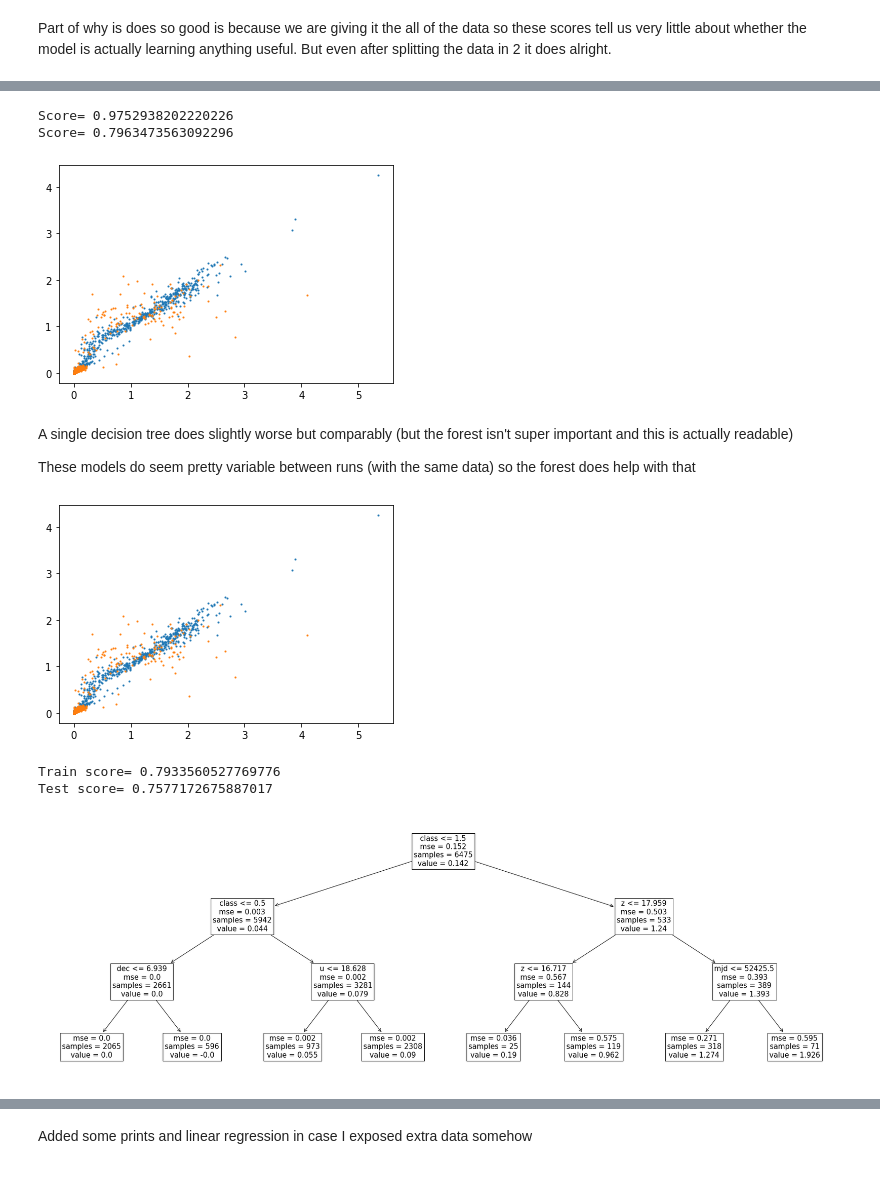
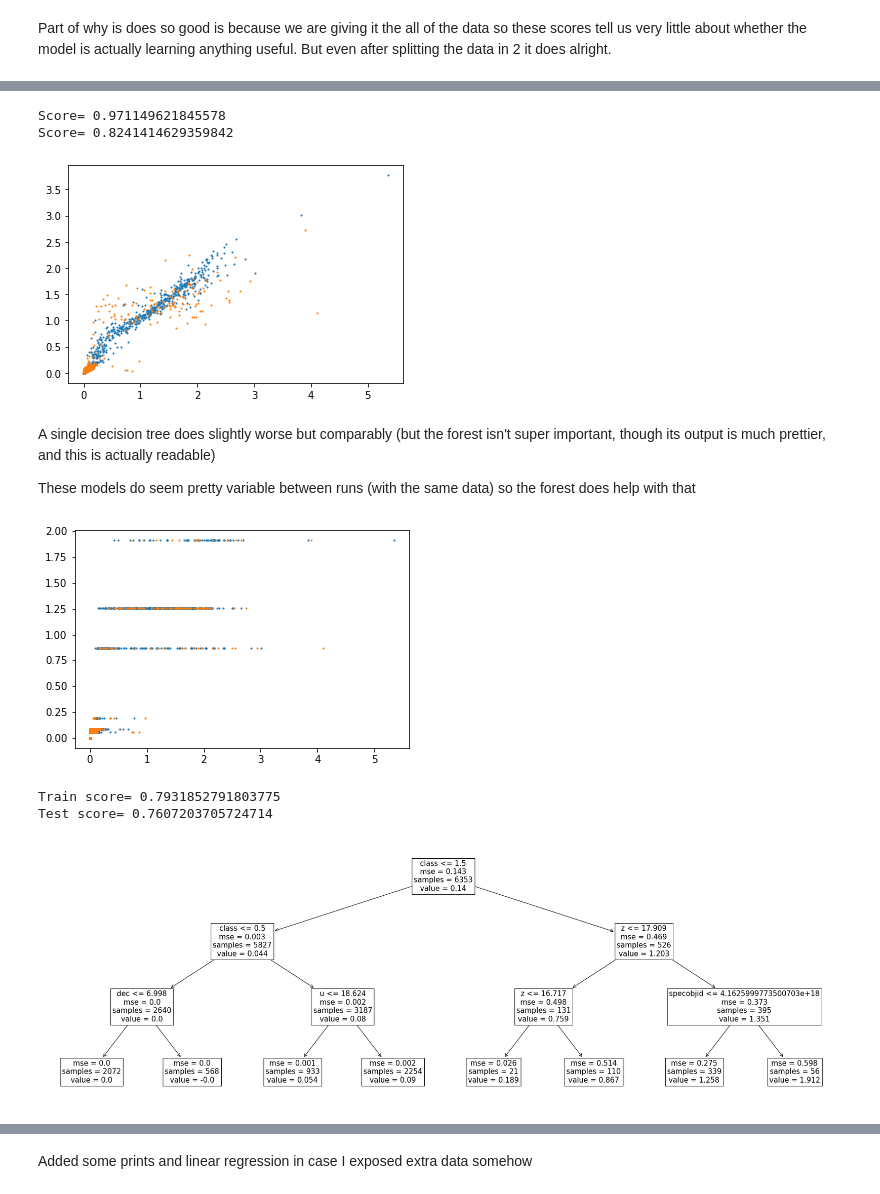
Before and after one commit to dodelson/aiphysics, a Jupyter notebook: linear_sdss.ipynb, the cells around one changed output, grey strips where cells are left out. Drawn from its saved outputs; the diff is of its cells as text; code cells hidden in the pictures.

Commit message:
Fixed a couple of graphing mistakes

```diff
--- a/linear_sdss.ipynb
+++ b/linear_sdss.ipynb
@@ -475,41 +475,42 @@ print(msk)
 # %%
+rf_reg=RandomForestRegressor()
+
 result=rf_reg.fit(X_trainset,y_trainset_label)
 plt.scatter(y_trainset_label,rf_reg.predict(X_trainset),s=1,label="Train")
 plt.scatter(y_testset_label,rf_reg.predict(X_testset),s=1,label="Test")
 print('Score= '+str(rf_reg.score(X_trainset,y_trainset_label)))
 print('Score= '+str(rf_reg.score(X_testset,y_testset_label)))
 # %% [output]
-Score= 0.9752938202220226
-Score= 0.7963473563092296
+Score= 0.971149621845578
+Score= 0.8241414629359842
-[figure, old version]
+[figure, new version]
 # %% [markdown]
-A single decision tree does slightly worse but comparably (but the forest isn't super important and this is actually readable)
+A single decision tree does slightly worse but comparably (but the forest isn't super important, though its output is much prettier, and this is actually readable)
 
 These models do seem pretty variable between runs (with the same data) so the forest does help with that
 # %%
 from sklearn.tree import DecisionTreeRegressor
 import sklearn.tree as tree
 DT_reg = DecisionTreeRegressor(random_state=42,max_depth=3)
 
 result=DT_reg.fit(X_trainset,y_trainset_label)
-plt.scatter(y_trainset_label,rf_reg.predict(X_trainset),s=1,label="Train")
-plt.scatter(y_testset_label,rf_reg.predict(X_testset),s=1,label="Test")
+plt.scatter(y_trainset_label,DT_reg.predict(X_trainset),s=1,label="Train")
+plt.scatter(y_testset_label,DT_reg.predict(X_testset),s=1,label="Test")
 
 plt.show()
-
 print('Train score= '+str(DT_reg.score(X_trainset,y_trainset_label)))
 print('Test score= '+str(DT_reg.score(X_testset,y_testset_label)))
 
 
 #this model (for this random state) sorts by class first. Stars are basically randomly guessed on (sorted by dec)
 #galaxies are sorted by u
 #quasars are sorted by z and then z again (for small z values) or u (for large z values)
 fig,ax=plt.subplots(1,1,figsize=(30,10))
 tree.plot_tree(DT_reg,ax=ax,fontsize=15,feature_names=X_train.columns)
 plt.show()
 # %% [output]
-[figure, old version]
+[figure, new version]
-Train score= 0.7933560527769776
-Test score= 0.7577172675887017
+Train score= 0.7931852791803775
+Test score= 0.7607203705724714
-[figure, old version]
+[figure, new version]
 # %%
```
Also changed, not shown: parts of 10 cells of this notebook.
